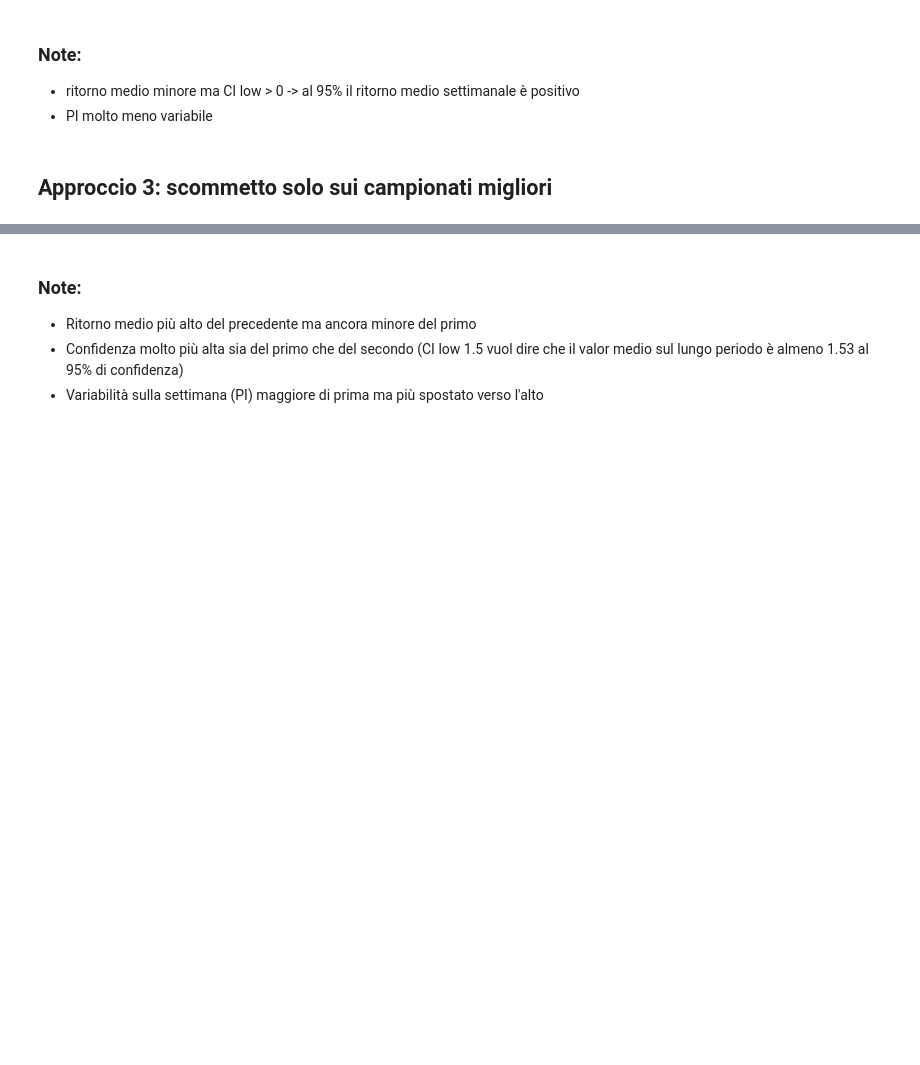
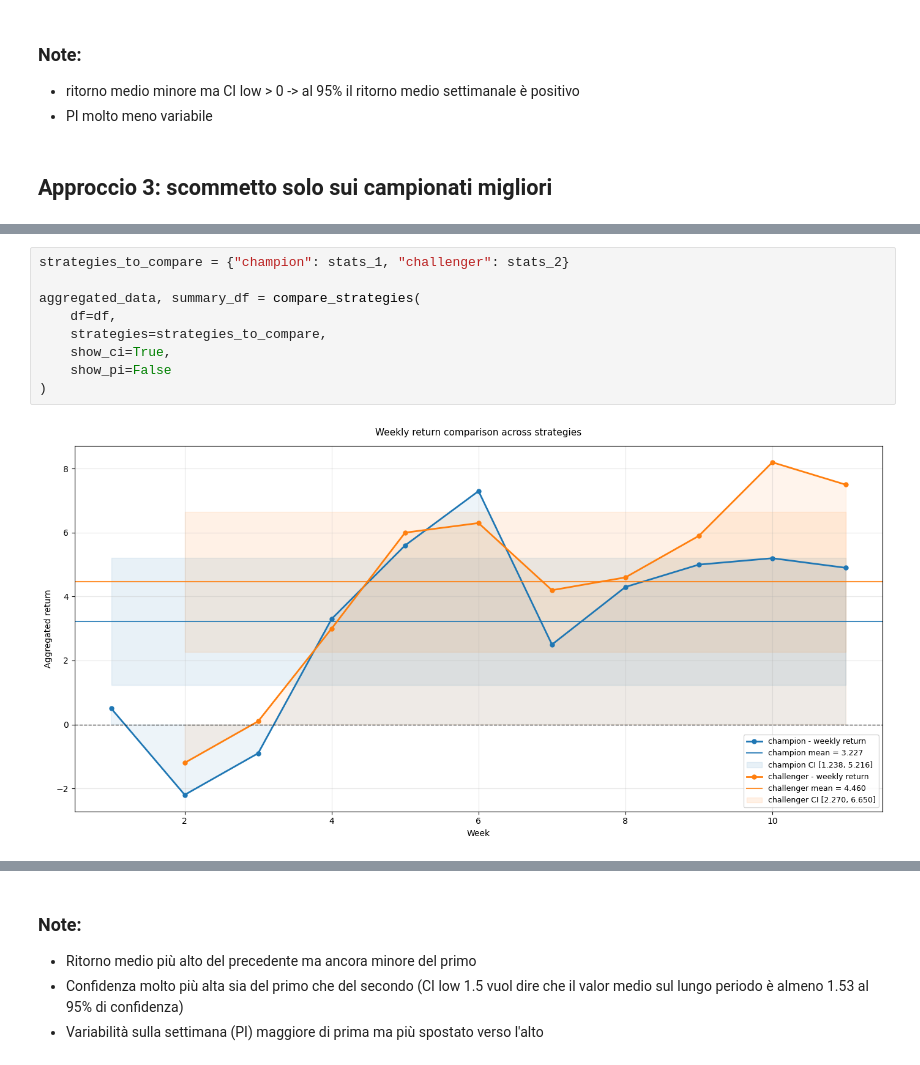
Before and after one commit to NickOLeeney/bet-master-analytics, a Jupyter notebook: src/strategies/analysis.ipynb, the cells around one changed output, grey strips where cells are left out. Cells and saved outputs as stored; diff of their text form; blank space fills up the shorter version.

```diff
--- a/src/strategies/analysis.ipynb
+++ b/src/strategies/analysis.ipynb
@@ -82,0 +113,11 @@ weekly_return, stats = analyze_strategies(df, strategies=best_strategies, league
+# %%
+strategies_to_compare = {"champion": stats_1, "challenger": stats_2}
+
+aggregated_data, summary_df = compare_strategies(
+    df=df,
+    strategies=strategies_to_compare,
+    show_ci=True,
+    show_pi=False
+)
+# %% [output]
+[figure, added]
```
Also changed, not shown: parts of 16 cells of this notebook, 1 other file.
